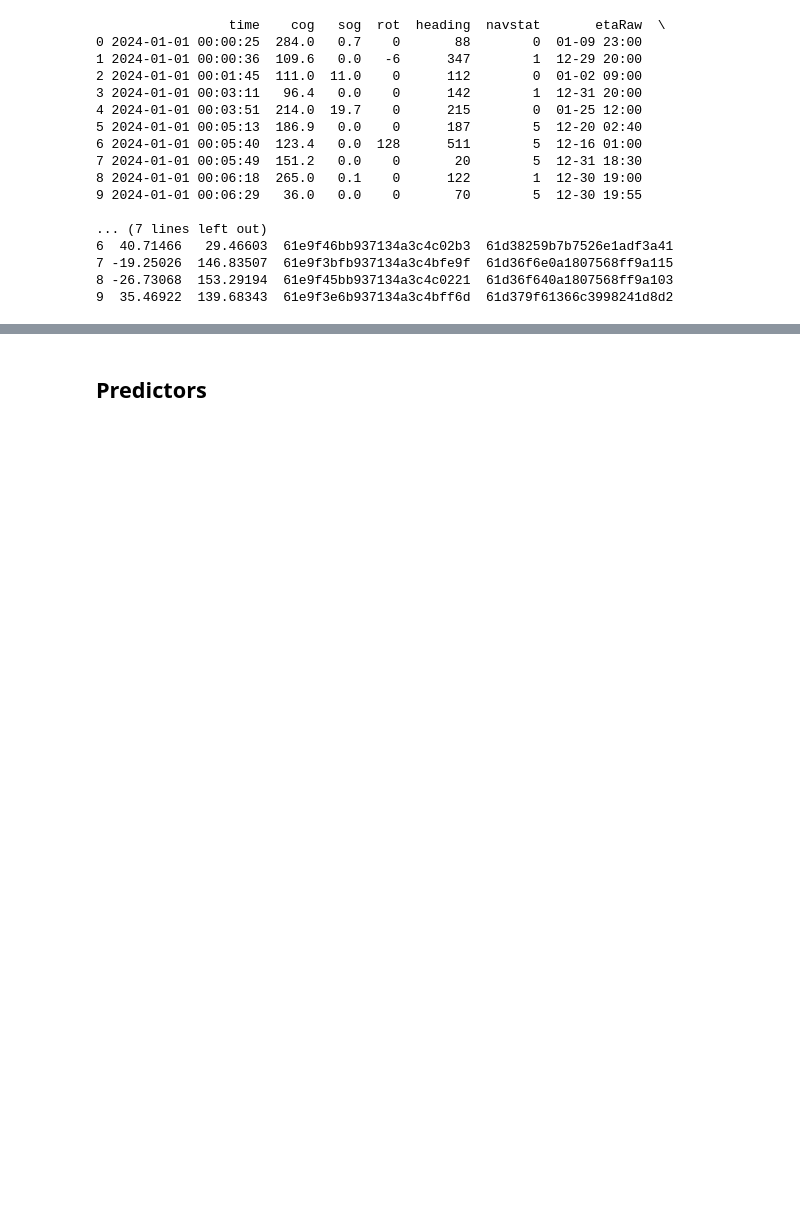
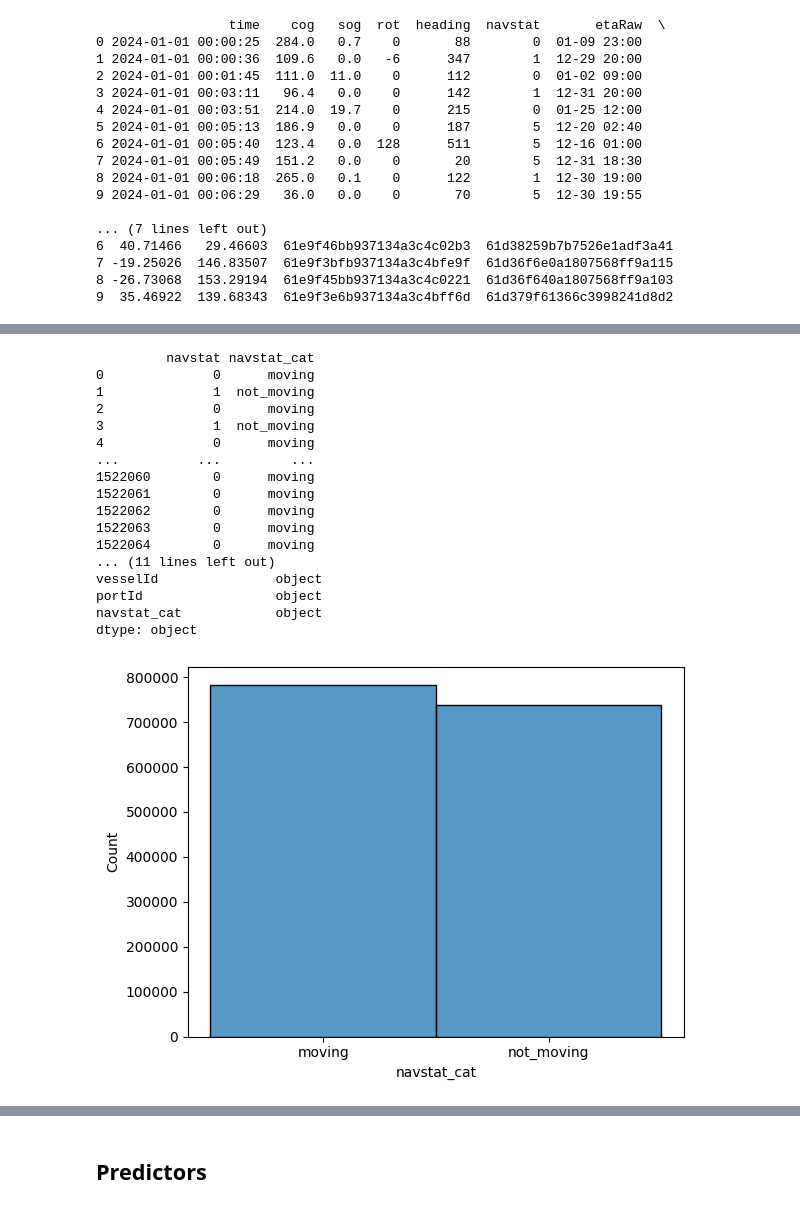
Before and after one commit to LockedInTheSkage/OceanWarlock, a Jupyter notebook: src/Report.ipynb, the cells around one changed output, grey strips where cells are left out. Drawn from its saved outputs; the diff is of its cells as text; code cells hidden in the pictures; blank space fills up the shorter version.

```diff
--- a/src/Report.ipynb
+++ b/src/Report.ipynb
@@ -144,0 +236,36 @@ We explored some individual features.
+# %%
+#Wondering if it would be better to have a moving/not moving category instead of the one above.
+
+#Letting 0, 3, 4 and 8 be moving and the rest not moving.
+
+#This is based on the description of the navstat values in the data description.
+
+movement_values = [0, 3, 4, 8]
+
+toy_data["navstat_cat"] = np.where(toy_data["navstat"].isin(movement_values), "moving","not_moving")
+
+print(toy_data[["navstat", "navstat_cat"]])
+
+print(toy_data.dtypes)
+
+sns.histplot(x = "navstat_cat", data = toy_data)
+plt.show()
+# %% [output]
+         navstat navstat_cat
+0              0      moving
+1              1  not_moving
+2              0      moving
+3              1  not_moving
+4              0      moving
+...          ...         ...
+1522060        0      moving
+1522061        0      moving
+1522062        0      moving
+1522063        0      moving
+1522064        0      moving
+... (11 lines left out)
+vesselId               object
+portId                 object
+navstat_cat            object
+dtype: object
+[figure, added]
```
Also changed, not shown: parts of 27 cells of this notebook, 1 other file.
